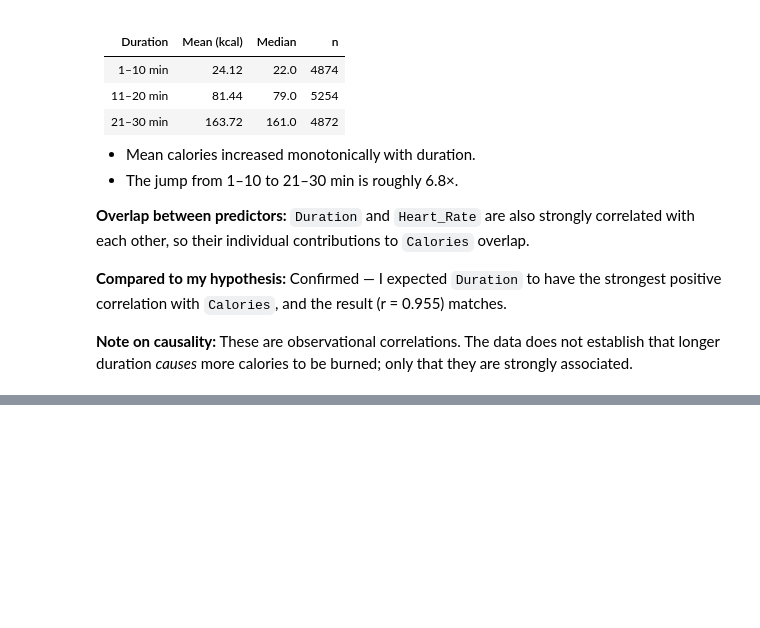
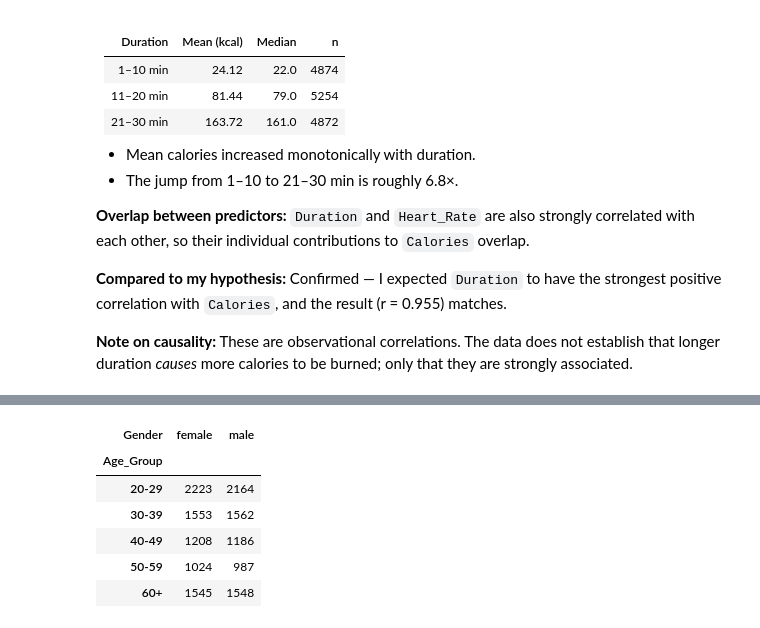
Before and after one commit to Sheyda-Fathi/fitness-calories-eda, a Jupyter notebook: notebooks/02_analysis.ipynb, the cells around one changed output, grey strips where cells are left out. Drawn from its saved outputs; the diff is of its cells as text; code cells hidden in the pictures; blank space fills up the shorter version.

```diff
--- a/notebooks/02_analysis.ipynb
+++ b/notebooks/02_analysis.ipynb
@@ -209,0 +264,11 @@ to be burned; only that they are strongly associated.
+# %%
+count_crosstab = pd.crosstab(df["Age_Group"], df["Gender"])
+count_crosstab
+# %% [output]
+| Gender | female | male |
+| Age_Group |  |  |
+| 20-29 | 2223 | 2164 |
+| 30-39 | 1553 | 1562 |
+| 40-49 | 1208 | 1186 |
+| 50-59 | 1024 | 987 |
+| 60+ | 1545 | 1548 |
```
Also changed, not shown: parts of 5 cells of this notebook, 1 other file.
